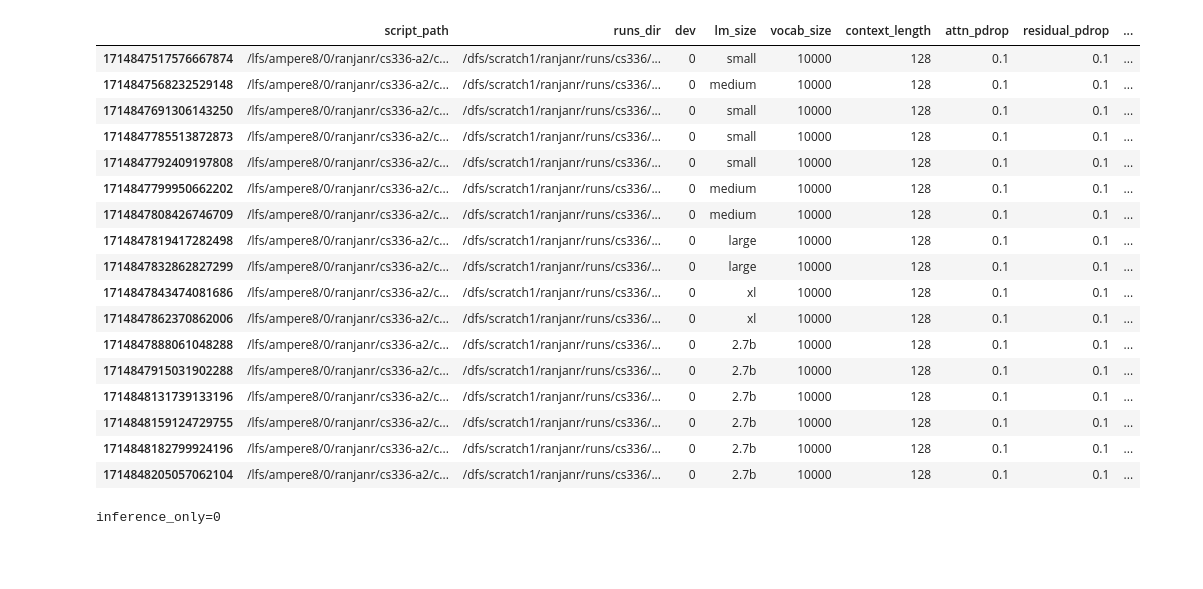
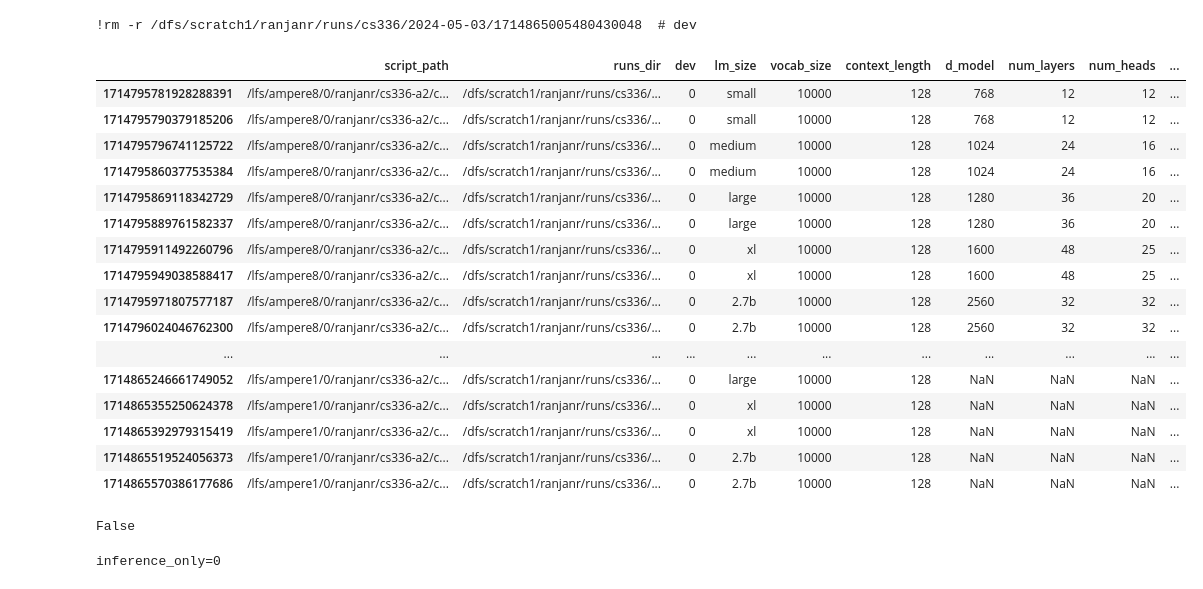
Before and after one commit to rishabh-ranjan/cs336-a2, a Jupyter notebook: cs336-systems/expt/2024-05-04.ipynb, the cells around one changed output. Saved outputs shown, nothing was run; the diff lists cells and outputs as text; code cells hidden in the pictures; blank space fills up the shorter version.

```diff
--- a/cs336-systems/expt/2024-05-04.ipynb
+++ b/cs336-systems/expt/2024-05-04.ipynb
@@ -3,28 +3,32 @@ from collections import defaultdict
 import expt
 import pandas as pd
 # %%
-runs_dir = "/dfs/scratch1/ranjanr/runs/cs336/2024-05-04"
+runs_dir = "/dfs/scratch1/ranjanr/runs/cs336/2024-05-03"
 df = expt.scan(runs_dir)
 df
 # %% [output]
+!rm -r /dfs/scratch1/ranjanr/runs/cs336/2024-05-03/1714865005480430048  # dev
-|  | script_path | runs_dir | dev | lm_size | vocab_size | context_length | attn_pdrop | residual_pdrop | ... |
-| 1714847517576667874 | /lfs/ampere8/0/ranjanr/cs336-a2/c... | /dfs/scratch1/ranjanr/runs/cs336/... | 0 | small | 10000 | 128 | 0.1 | 0.1 | ... |
-| 1714847568232529148 | /lfs/ampere8/0/ranjanr/cs336-a2/c... | /dfs/scratch1/ranjanr/runs/cs336/... | 0 | medium | 10000 | 128 | 0.1 | 0.1 | ... |
-| 1714847691306143250 | /lfs/ampere8/0/ranjanr/cs336-a2/c... | /dfs/scratch1/ranjanr/runs/cs336/... | 0 | small | 10000 | 128 | 0.1 | 0.1 | ... |
-| 1714847785513872873 | /lfs/ampere8/0/ranjanr/cs336-a2/c... | /dfs/scratch1/ranjanr/runs/cs336/... | 0 | small | 10000 | 128 | 0.1 | 0.1 | ... |
-| 1714847792409197808 | /lfs/ampere8/0/ranjanr/cs336-a2/c... | /dfs/scratch1/ranjanr/runs/cs336/... | 0 | small | 10000 | 128 | 0.1 | 0.1 | ... |
-| 1714847799950662202 | /lfs/ampere8/0/ranjanr/cs336-a2/c... | /dfs/scratch1/ranjanr/runs/cs336/... | 0 | medium | 10000 | 128 | 0.1 | 0.1 | ... |
-| 1714847808426746709 | /lfs/ampere8/0/ranjanr/cs336-a2/c... | /dfs/scratch1/ranjanr/runs/cs336/... | 0 | medium | 10000 | 128 | 0.1 | 0.1 | ... |
-| 1714847819417282498 | /lfs/ampere8/0/ranjanr/cs336-a2/c... | /dfs/scratch1/ranjanr/runs/cs336/... | 0 | large | 10000 | 128 | 0.1 | 0.1 | ... |
-| 1714847832862827299 | /lfs/ampere8/0/ranjanr/cs336-a2/c... | /dfs/scratch1/ranjanr/runs/cs336/... | 0 | large | 10000 | 128 | 0.1 | 0.1 | ... |
-| 1714847843474081686 | /lfs/ampere8/0/ranjanr/cs336-a2/c... | /dfs/scratch1/ranjanr/runs/cs336/... | 0 | xl | 10000 | 128 | 0.1 | 0.1 | ... |
-| 1714847862370862006 | /lfs/ampere8/0/ranjanr/cs336-a2/c... | /dfs/scratch1/ranjanr/runs/cs336/... | 0 | xl | 10000 | 128 | 0.1 | 0.1 | ... |
-| 1714847888061048288 | /lfs/ampere8/0/ranjanr/cs336-a2/c... | /dfs/scratch1/ranjanr/runs/cs336/... | 0 | 2.7b | 10000 | 128 | 0.1 | 0.1 | ... |
-| 1714847915031902288 | /lfs/ampere8/0/ranjanr/cs336-a2/c... | /dfs/scratch1/ranjanr/runs/cs336/... | 0 | 2.7b | 10000 | 128 | 0.1 | 0.1 | ... |
-| 1714848131739133196 | /lfs/ampere8/0/ranjanr/cs336-a2/c... | /dfs/scratch1/ranjanr/runs/cs336/... | 0 | 2.7b | 10000 | 128 | 0.1 | 0.1 | ... |
-| 1714848159124729755 | /lfs/ampere8/0/ranjanr/cs336-a2/c... | /dfs/scratch1/ranjanr/runs/cs336/... | 0 | 2.7b | 10000 | 128 | 0.1 | 0.1 | ... |
-| 1714848182799924196 | /lfs/ampere8/0/ranjanr/cs336-a2/c... | /dfs/scratch1/ranjanr/runs/cs336/... | 0 | 2.7b | 10000 | 128 | 0.1 | 0.1 | ... |
-| 1714848205057062104 | /lfs/ampere8/0/ranjanr/cs336-a2/c... | /dfs/scratch1/ranjanr/runs/cs336/... | 0 | 2.7b | 10000 | 128 | 0.1 | 0.1 | ... |
+|  | script_path | runs_dir | dev | lm_size | vocab_size | context_length | d_model | num_layers | num_heads | ... |
+| 1714795781928288391 | /lfs/ampere8/0/ranjanr/cs336-a2/c... | /dfs/scratch1/ranjanr/runs/cs336/... | 0 | small | 10000 | 128 | 768 | 12 | 12 | ... |
+| 1714795790379185206 | /lfs/ampere8/0/ranjanr/cs336-a2/c... | /dfs/scratch1/ranjanr/runs/cs336/... | 0 | small | 10000 | 128 | 768 | 12 | 12 | ... |
+| 1714795796741125722 | /lfs/ampere8/0/ranjanr/cs336-a2/c... | /dfs/scratch1/ranjanr/runs/cs336/... | 0 | medium | 10000 | 128 | 1024 | 24 | 16 | ... |
+| 1714795860377535384 | /lfs/ampere8/0/ranjanr/cs336-a2/c... | /dfs/scratch1/ranjanr/runs/cs336/... | 0 | medium | 10000 | 128 | 1024 | 24 | 16 | ... |
+| 1714795869118342729 | /lfs/ampere8/0/ranjanr/cs336-a2/c... | /dfs/scratch1/ranjanr/runs/cs336/... | 0 | large | 10000 | 128 | 1280 | 36 | 20 | ... |
+| 1714795889761582337 | /lfs/ampere8/0/ranjanr/cs336-a2/c... | /dfs/scratch1/ranjanr/runs/cs336/... | 0 | large | 10000 | 128 | 1280 | 36 | 20 | ... |
+| 1714795911492260796 | /lfs/ampere8/0/ranjanr/cs336-a2/c... | /dfs/scratch1/ranjanr/runs/cs336/... | 0 | xl | 10000 | 128 | 1600 | 48 | 25 | ... |
+| 1714795949038588417 | /lfs/ampere8/0/ranjanr/cs336-a2/c... | /dfs/scratch1/ranjanr/runs/cs336/... | 0 | xl | 10000 | 128 | 1600 | 48 | 25 | ... |
+| 1714795971807577187 | /lfs/ampere8/0/ranjanr/cs336-a2/c... | /dfs/scratch1/ranjanr/runs/cs336/... | 0 | 2.7b | 10000 | 128 | 2560 | 32 | 32 | ... |
+| 1714796024046762300 | /lfs/ampere8/0/ranjanr/cs336-a2/c... | /dfs/scratch1/ranjanr/runs/cs336/... | 0 | 2.7b | 10000 | 128 | 2560 | 32 | 32 | ... |
+| ... | ... | ... | ... | ... | ... | ... | ... | ... | ... | ... |
+| 1714865246661749052 | /lfs/ampere1/0/ranjanr/cs336-a2/c... | /dfs/scratch1/ranjanr/runs/cs336/... | 0 | large | 10000 | 128 | NaN | NaN | NaN | ... |
+| 1714865355250624378 | /lfs/ampere1/0/ranjanr/cs336-a2/c... | /dfs/scratch1/ranjanr/runs/cs336/... | 0 | xl | 10000 | 128 | NaN | NaN | NaN | ... |
+| 1714865392979315419 | /lfs/ampere1/0/ranjanr/cs336-a2/c... | /dfs/scratch1/ranjanr/runs/cs336/... | 0 | xl | 10000 | 128 | NaN | NaN | NaN | ... |
+| 1714865519524056373 | /lfs/ampere1/0/ranjanr/cs336-a2/c... | /dfs/scratch1/ranjanr/runs/cs336/... | 0 | 2.7b | 10000 | 128 | NaN | NaN | NaN | ... |
+| 1714865570386177686 | /lfs/ampere1/0/ranjanr/cs336-a2/c... | /dfs/scratch1/ranjanr/runs/cs336/... | 0 | 2.7b | 10000 | 128 | NaN | NaN | NaN | ... |
+# %%
+"compile" in df.columns
+# %% [output]
+False
 # %%
 def make_pd_tab(inference_only):
     tab = defaultdict(dict)
```
Also changed, not shown: parts of 8 cells of this notebook, 1 other file.
